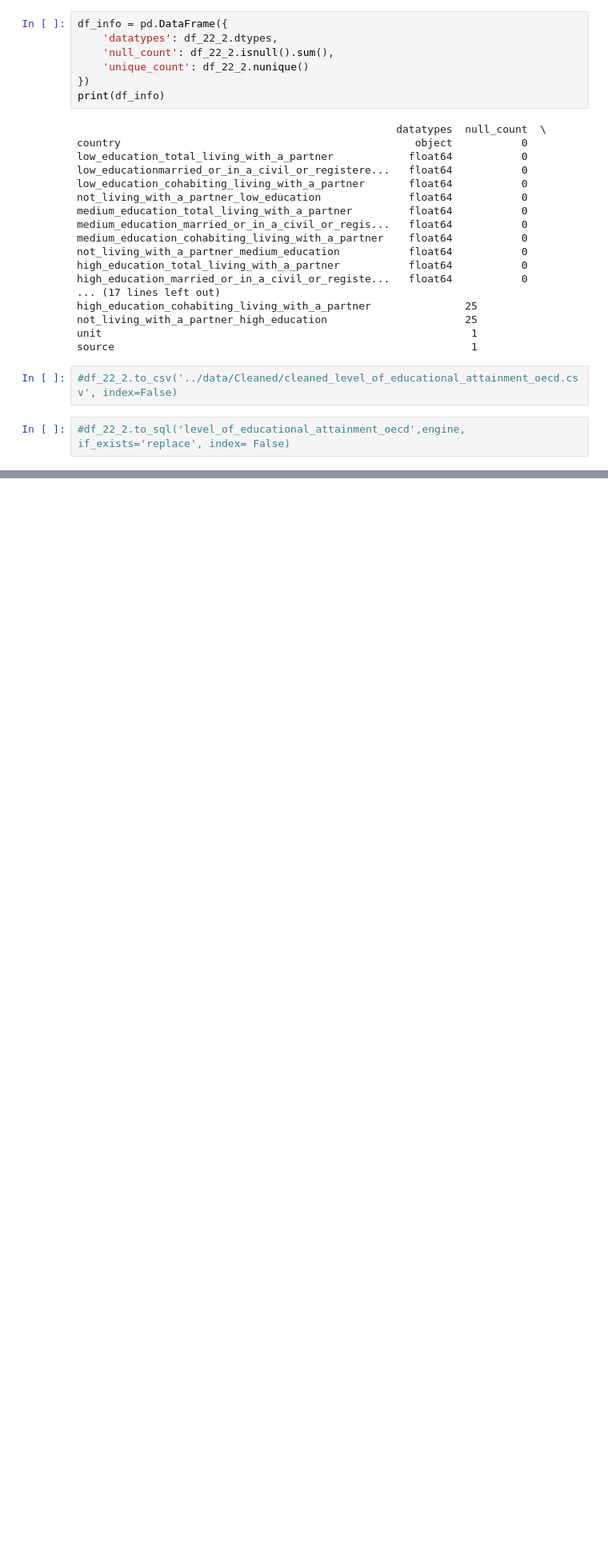
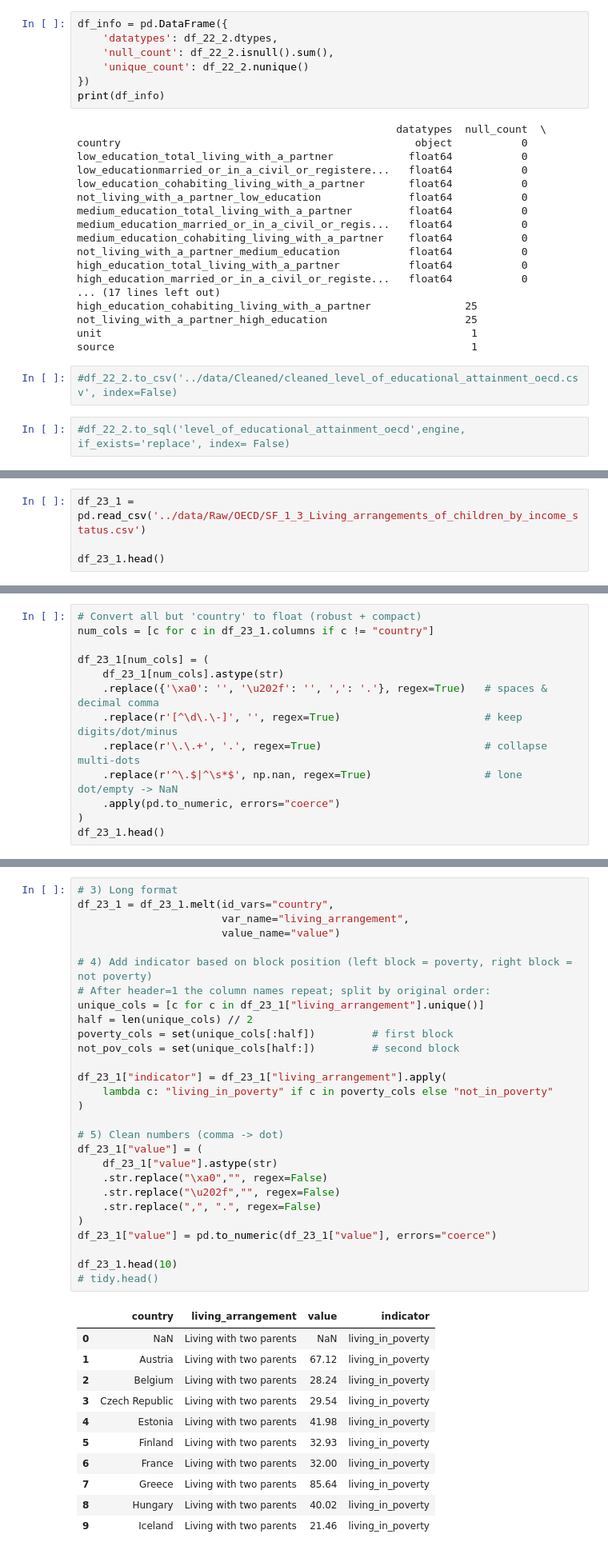
Before and after one commit to YkslB/marriage_statistics, a Jupyter notebook: scripts/Cleaning.ipynb, the cells around one changed output, grey strips where cells are left out. Shown at 80% size. Saved outputs shown, nothing was run; the diff lists cells and outputs as text; blank space fills up the shorter version.

```diff
--- a/scripts/Cleaning.ipynb
+++ b/scripts/Cleaning.ipynb
@@ -3149,0 +3151,4 @@ df_6666
+# %%
+df_23_1 = pd.read_csv('../data/Raw/OECD/SF_1_3_Living_arrangements_of_children_by_income_status.csv')
+
+df_23_1.head()
@@ -3149,0 +3187,13 @@ df_6666
+# %%
+# Convert all but 'country' to float (robust + compact)
+num_cols = [c for c in df_23_1.columns if c != "country"]
+
+df_23_1[num_cols] = (
+    df_23_1[num_cols].astype(str)
+    .replace({'\xa0': '', '\u202f': '', ',': '.'}, regex=True)   # spaces & decimal comma
+    .replace(r'[^\d\.\-]', '', regex=True)                       # keep digits/dot/minus
+    .replace(r'\.\.+', '.', regex=True)                          # collapse multi-dots
+    .replace(r'^\.$|^\s*$', np.nan, regex=True)                  # lone dot/empty -> NaN
+    .apply(pd.to_numeric, errors="coerce")
+)
+df_23_1.head()
@@ -3149,0 +3207,40 @@ df_6666
+# %%
+# 3) Long format
+df_23_1 = df_23_1.melt(id_vars="country",
+                       var_name="living_arrangement",
+                       value_name="value")
+
+# 4) Add indicator based on block position (left block = poverty, right block = not poverty)
+# After header=1 the column names repeat; split by original order:
+unique_cols = [c for c in df_23_1["living_arrangement"].unique()]
+half = len(unique_cols) // 2
+poverty_cols = set(unique_cols[:half])         # first block
+not_pov_cols = set(unique_cols[half:])         # second block
+
+df_23_1["indicator"] = df_23_1["living_arrangement"].apply(
+    lambda c: "living_in_poverty" if c in poverty_cols else "not_in_poverty"
+)
+
+# 5) Clean numbers (comma -> dot)
+df_23_1["value"] = (
+    df_23_1["value"].astype(str)
+    .str.replace("\xa0","", regex=False)
+    .str.replace("\u202f","", regex=False)
+    .str.replace(",", ".", regex=False)
+)
+df_23_1["value"] = pd.to_numeric(df_23_1["value"], errors="coerce")
+
+df_23_1.head(10)
+# tidy.head()
+# %% [output]
+|  | country | living_arrangement | value | indicator |
+| 0 | NaN | Living with two parents | NaN | living_in_poverty |
+| 1 | Austria | Living with two parents | 67.12 | living_in_poverty |
+| 2 | Belgium | Living with two parents | 28.24 | living_in_poverty |
+| 3 | Czech Republic | Living with two parents | 29.54 | living_in_poverty |
+| 4 | Estonia | Living with two parents | 41.98 | living_in_poverty |
+| 5 | Finland | Living with two parents | 32.93 | living_in_poverty |
+| 6 | France | Living with two parents | 32.00 | living_in_poverty |
+| 7 | Greece | Living with two parents | 85.64 | living_in_poverty |
+| 8 | Hungary | Living with two parents | 40.02 | living_in_poverty |
+| 9 | Iceland | Living with two parents | 21.46 | living_in_poverty |
```
Also changed, not shown: parts of 48 cells of this notebook, 6 other files.
